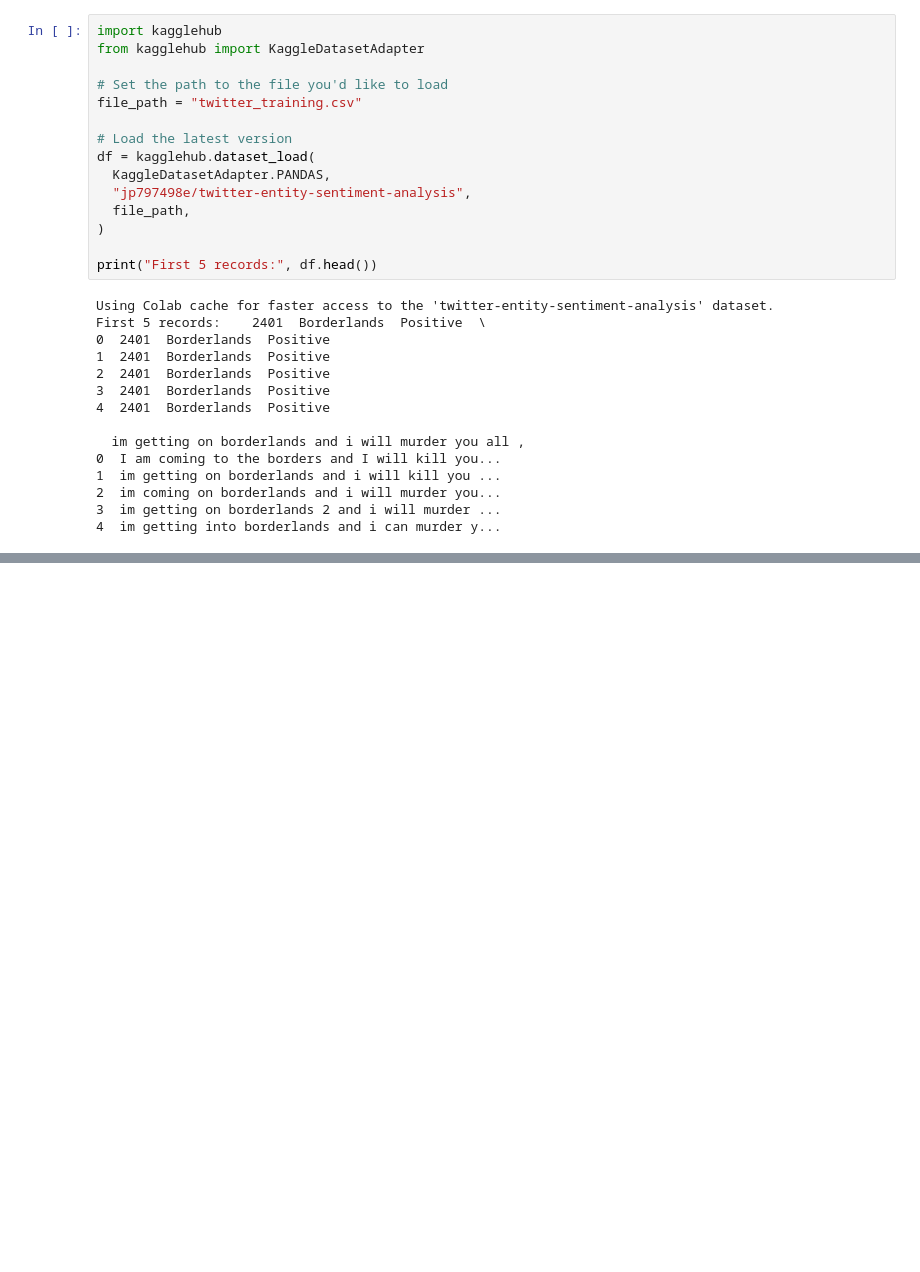
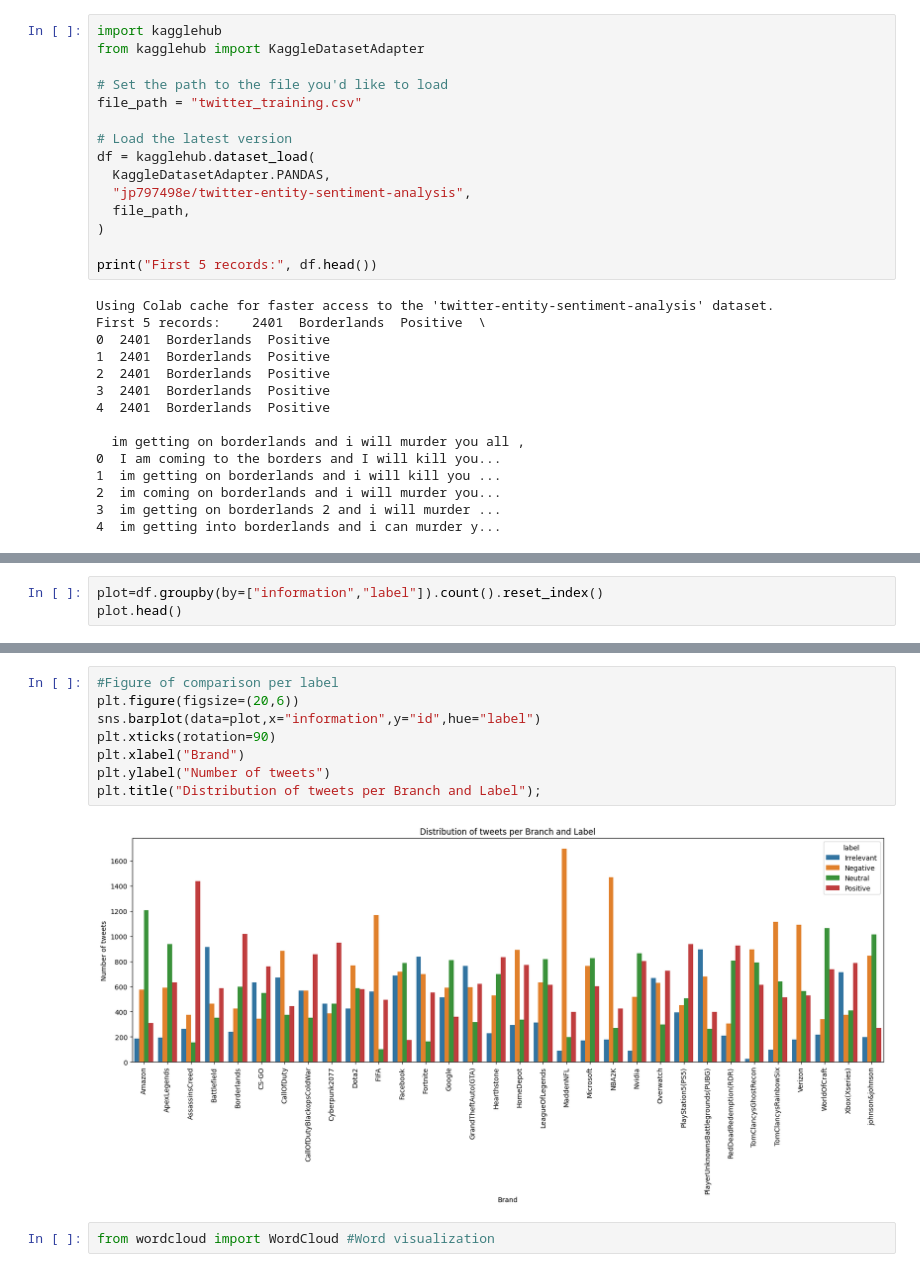
Before and after one commit to Prajwal-Luitel/Twitter-Sentiment-Analysis, a Jupyter notebook: Twitter_Sentiment_Analysis.ipynb, the cells around one changed output, grey strips where cells are left out. Drawn from its saved outputs; the diff is of its cells as text; blank space fills up the shorter version.

```diff
--- a/Twitter_Sentiment_Analysis.ipynb
+++ b/Twitter_Sentiment_Analysis.ipynb
@@ -65,0 +91,3 @@ df.head()
+# %%
+plot=df.groupby(by=["information","label"]).count().reset_index()
+plot.head()
@@ -65,0 +101,12 @@ df.head()
+# %%
+#Figure of comparison per label
+plt.figure(figsize=(20,6))
+sns.barplot(data=plot,x="information",y="id",hue="label")
+plt.xticks(rotation=90)
+plt.xlabel("Brand")
+plt.ylabel("Number of tweets")
+plt.title("Distribution of tweets per Branch and Label");
+# %% [output]
+[figure, added]
+# %%
+from wordcloud import WordCloud #Word visualization
```
Also changed, not shown: parts of 6 cells of this notebook.
